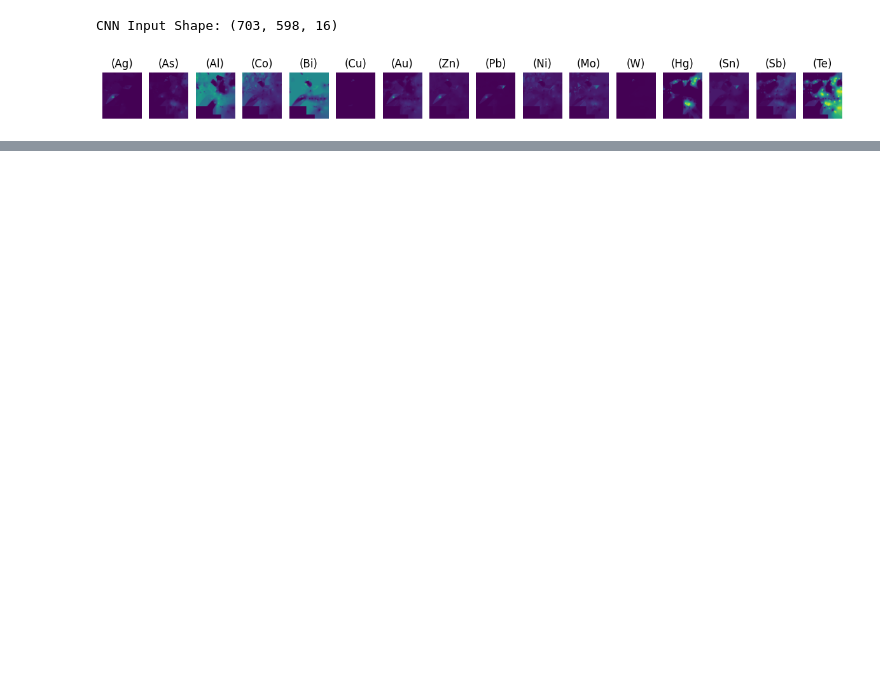
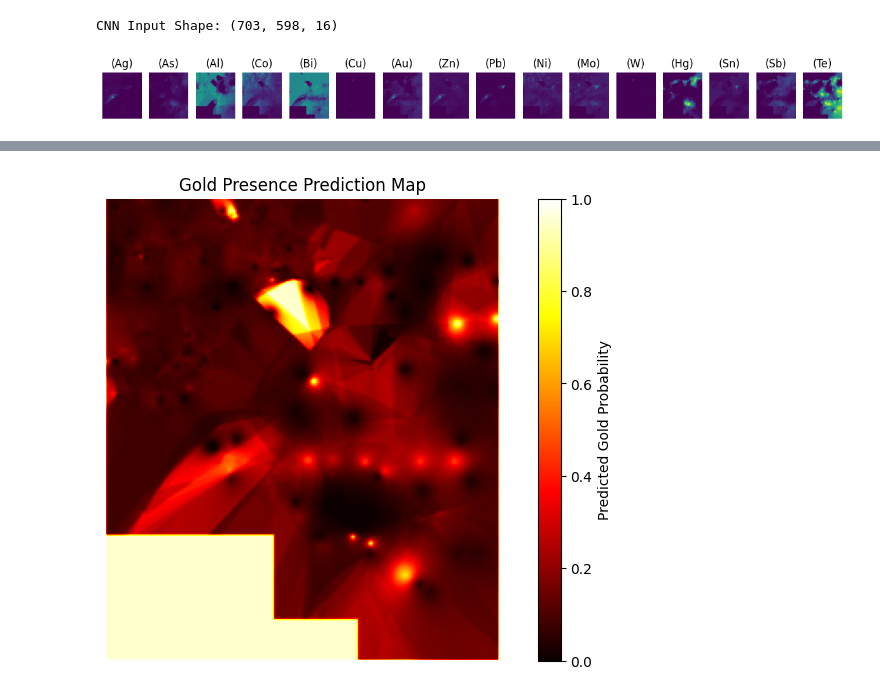
Before and after one commit to AnthonyKelly8/ENGO_645_Project_W2025, a Jupyter notebook: Soil_Model.ipynb, the cells around one changed output, grey strips where cells are left out. Cells and saved outputs as stored; diff of their text form; code cells hidden in the pictures; blank space fills up the shorter version.

```diff
--- a/Soil_Model.ipynb
+++ b/Soil_Model.ipynb
@@ -150,0 +268,23 @@ plt.show()
+# %%
+#setting label or target of model
+gold_index = tif_files.index('Data/Soil_Geochem/Soil_IDW_Au/Soil_IDW_Au.tif')
+gold_raster = rasters[gold_index]
+# %%
+model = Sequential([
+    Conv2D(32, (3, 3), activation="relu", padding='same', input_shape=(cnn_input.shape[0], cnn_input.shape[1], cnn_input.shape[2])),
+    Conv2D(64, (3, 3), activation="relu", padding='same'),
+    Conv2D(1, (3, 3), activation="sigmoid", padding='same')
+])
+
+#compile Model
+model.compile(optimizer="adam", loss="binary_crossentropy", metrics=["accuracy"])
+
+#set label as gold raster
+labels = gold_raster.reshape(cnn_input.shape[0], cnn_input.shape[1], 1)
+
+#reshape data for model input
+cnn_input = cnn_input.reshape(1, cnn_input.shape[0], cnn_input.shape[1], cnn_input.shape[2])
+labels = labels.reshape(1, labels.shape[0], labels.shape[1], labels.shape[2])
+
+#Train Model
+model.fit(cnn_input, labels, epochs=10, batch_size=4)
@@ -150,0 +313,6 @@ plt.show()
+# %%
+predictions = model.predict(cnn_input)
+
+predictions = predictions.reshape(gold_raster.shape)
+
+predictions = (predictions - np.min(predictions)) / (np.max(predictions) - np.min(predictions))
@@ -150,0 +321,9 @@ plt.show()
+# %%
+plt.figure(figsize=(10, 6))
+plt.imshow(predictions, cmap="hot", interpolation="nearest")
+plt.colorbar(label="Predicted Gold Probability")
+plt.title("Gold Presence Prediction Map")
+plt.axis("off")
+plt.show()
+# %% [output]
+[figure, added]
```
Also changed, not shown: parts of 15 cells of this notebook, 29 other files.
